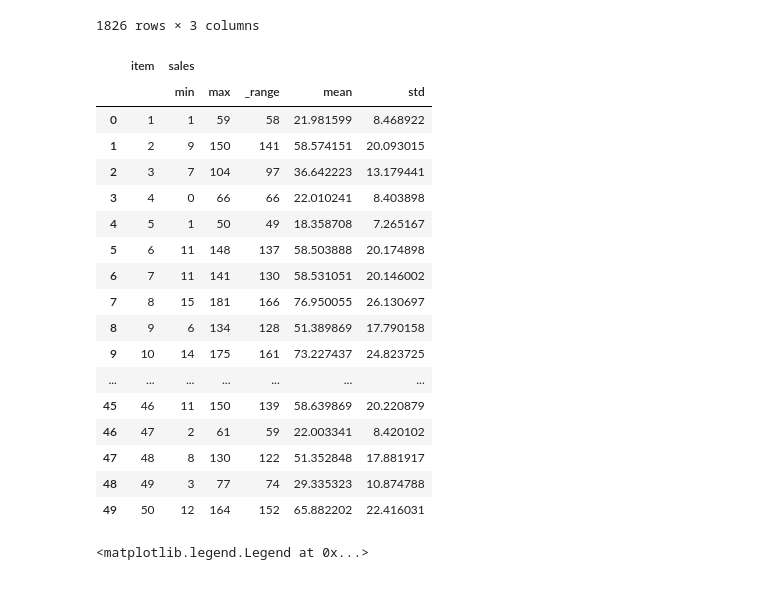
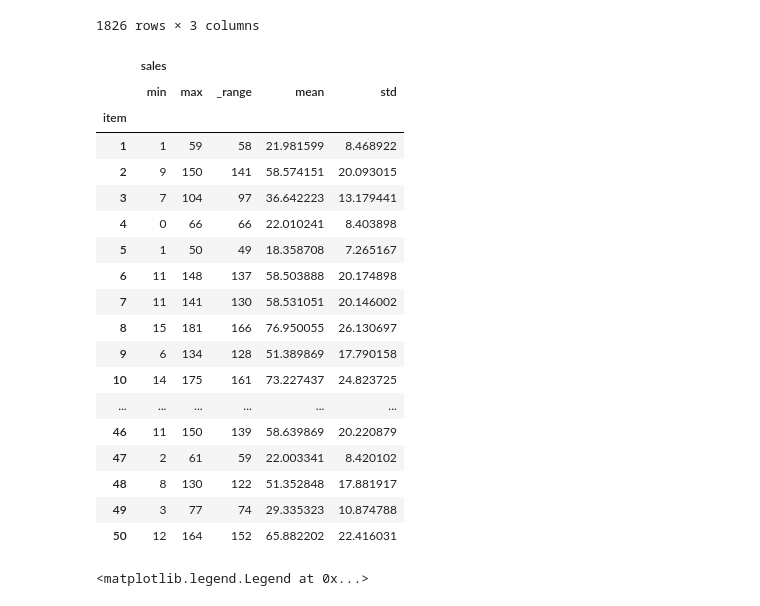
Before and after one commit to where-are-the-avocados/Data-Analysis, a Jupyter notebook: project_n1.ipynb, the cells around one changed output. Drawn from its saved outputs; the diff is of its cells as text; code cells hidden in the pictures.

```diff
--- a/project_n1.ipynb
+++ b/project_n1.ipynb
@@ -390,26 +390,27 @@ def _range(train):
 # %%
 min_max_compare = train.groupby("item").agg({"sales":["min","max",_range,"mean","std"]})
 # %%
-min_max_compare.reset_index()
+min_max_compare
 # %% [output]
-|  | item | sales |  |  |  |  |
-|  |  | min | max | _range | mean | std |
-| 0 | 1 | 1 | 59 | 58 | 21.981599 | 8.468922 |
-| 1 | 2 | 9 | 150 | 141 | 58.574151 | 20.093015 |
-| 2 | 3 | 7 | 104 | 97 | 36.642223 | 13.179441 |
-| 3 | 4 | 0 | 66 | 66 | 22.010241 | 8.403898 |
-| 4 | 5 | 1 | 50 | 49 | 18.358708 | 7.265167 |
-| 5 | 6 | 11 | 148 | 137 | 58.503888 | 20.174898 |
-| 6 | 7 | 11 | 141 | 130 | 58.531051 | 20.146002 |
-| 7 | 8 | 15 | 181 | 166 | 76.950055 | 26.130697 |
-| 8 | 9 | 6 | 134 | 128 | 51.389869 | 17.790158 |
-| 9 | 10 | 14 | 175 | 161 | 73.227437 | 24.823725 |
-| ... | ... | ... | ... | ... | ... | ... |
-| 45 | 46 | 11 | 150 | 139 | 58.639869 | 20.220879 |
-| 46 | 47 | 2 | 61 | 59 | 22.003341 | 8.420102 |
-| 47 | 48 | 8 | 130 | 122 | 51.352848 | 17.881917 |
-| 48 | 49 | 3 | 77 | 74 | 29.335323 | 10.874788 |
-| 49 | 50 | 12 | 164 | 152 | 65.882202 | 22.416031 |
+|  | sales |  |  |  |  |
+|  | min | max | _range | mean | std |
+| item |  |  |  |  |  |
+| 1 | 1 | 59 | 58 | 21.981599 | 8.468922 |
+| 2 | 9 | 150 | 141 | 58.574151 | 20.093015 |
+| 3 | 7 | 104 | 97 | 36.642223 | 13.179441 |
+| 4 | 0 | 66 | 66 | 22.010241 | 8.403898 |
+| 5 | 1 | 50 | 49 | 18.358708 | 7.265167 |
+| 6 | 11 | 148 | 137 | 58.503888 | 20.174898 |
+| 7 | 11 | 141 | 130 | 58.531051 | 20.146002 |
+| 8 | 15 | 181 | 166 | 76.950055 | 26.130697 |
+| 9 | 6 | 134 | 128 | 51.389869 | 17.790158 |
+| 10 | 14 | 175 | 161 | 73.227437 | 24.823725 |
+| ... | ... | ... | ... | ... | ... |
+| 46 | 11 | 150 | 139 | 58.639869 | 20.220879 |
+| 47 | 2 | 61 | 59 | 22.003341 | 8.420102 |
+| 48 | 8 | 130 | 122 | 51.352848 | 17.881917 |
+| 49 | 3 | 77 | 74 | 29.335323 | 10.874788 |
+| 50 | 12 | 164 | 152 | 65.882202 | 22.416031 |
 # %%
 min_max_compare.plot(figsize=(10,8))
 plt.xlabel("Item")
```
Also changed, not shown: parts of 1 cell of this notebook, 1 other file.
